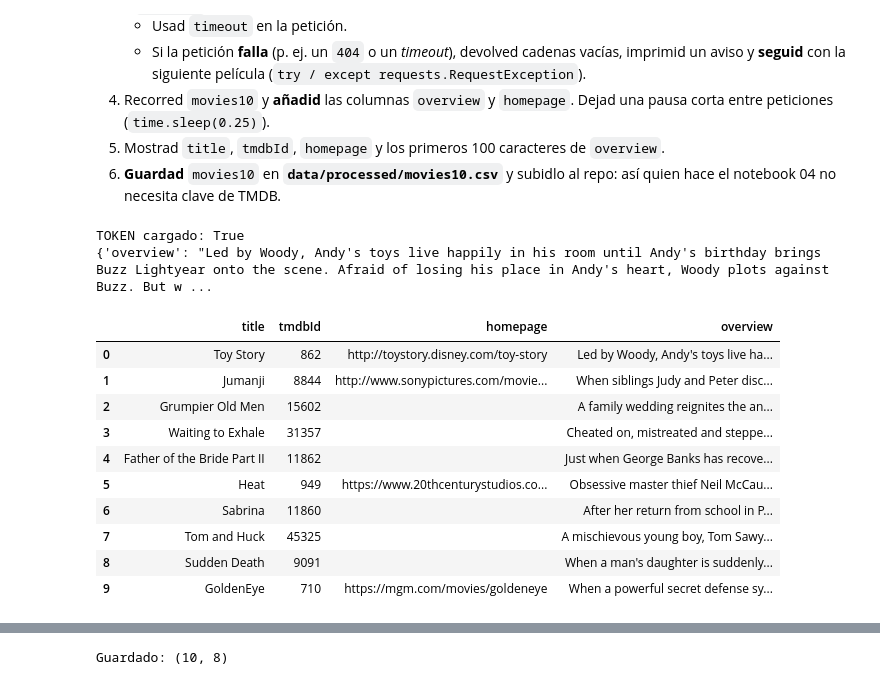
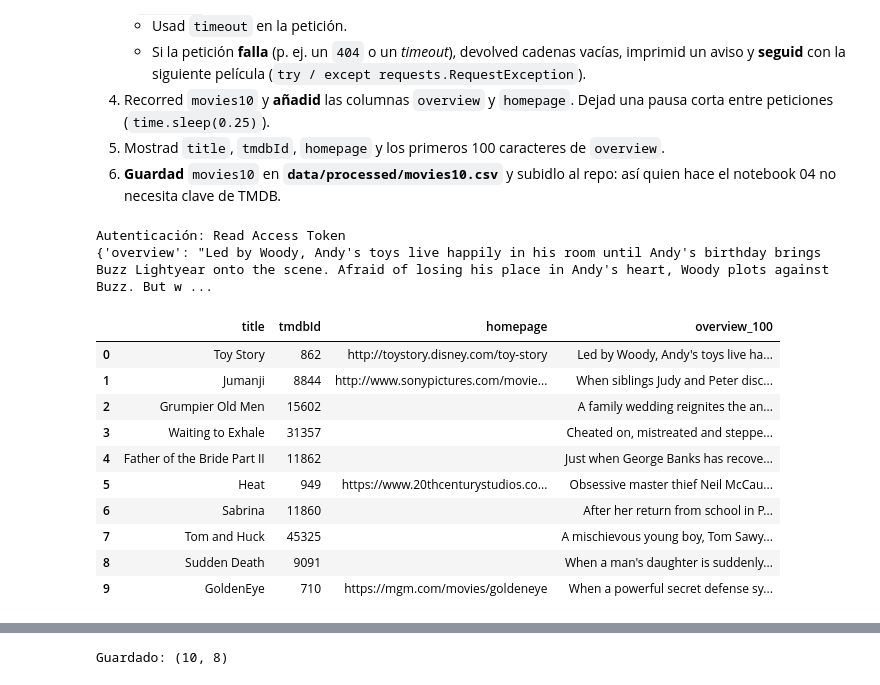
Before and after one commit to vmmaiz/tc-catalogo-peliculas, a Jupyter notebook: 03_tmdb.ipynb, the cells around one changed output, grey strips where cells are left out. Cells and saved outputs as stored; diff of their text form; code cells hidden in the pictures.

Commit message:
fix(03-tmdb): correcciones de la revisión

```diff
--- a/03_tmdb.ipynb
+++ b/03_tmdb.ipynb
@@ -60,9 +60,17 @@ load_dotenv()
 TOKEN = os.getenv("TMDB_READ_ACCESS_TOKEN")
 API_KEY = os.getenv("TMDB_API_KEY")
 
-# Si no hay ninguna clave en el .env, la pide por teclado (entrada oculta)
+# Si no hay ninguna clave en el .env, se pide por teclado (entrada oculta, solo esta sesión).
+# Primero el Read Access Token; si se deja en blanco (Enter), se pide la API Key.
 if not TOKEN and not API_KEY:
-    TOKEN = getpass("Pega tu Read Access Token de TMDB: ")
+    TOKEN = getpass("Pega tu Read Access Token de TMDB (o pulsa Enter para usar API Key): ").strip() or None
+    if not TOKEN:
+        API_KEY = getpass("Pega tu API Key de TMDB: ").strip() or None
 
-print("Credenciales cargadas ✅" if (TOKEN or API_KEY) else "Faltan credenciales ❌")
+if TOKEN:
+    print("Credenciales cargadas ✅ (Read Access Token)")
+elif API_KEY:
+    print("Credenciales cargadas ✅ (API Key)")
+else:
+    raise RuntimeError("Faltan credenciales ❌: añadid TMDB_READ_ACCESS_TOKEN o TMDB_API_KEY al .env")
 # %% [output]
@@ -97,19 +105,17 @@ movies10
 5. Mostrad `title`, `tmdbId`, `homepage` y los primeros 100 caracteres de `overview`.
 6. **Guardad** `movies10` en **`data/processed/movies10.csv`** y subidlo al repo: así quien hace el notebook 04 no necesita clave de TMDB.
 # %%
-import os
 import time
 import requests
-from dotenv import load_dotenv
 
-load_dotenv()
-TOKEN = os.getenv("TMDB_READ_ACCESS_TOKEN")
-
+# Usa TOKEN / API_KEY ya cargados en la celda de credenciales (no se recargan aquí,
+# para no perder la clave introducida con getpass).
 def fetch_movie_details(tmdb_id):
     url = f"https://api.themoviedb.org/3/movie/{tmdb_id}"
-    headers = {"Authorization": f"Bearer {TOKEN}"}
+    headers = {"Authorization": f"Bearer {TOKEN}"} if TOKEN else {}
+    params = {} if TOKEN else {"api_key": API_KEY}
     try:
-        r = requests.get(url, headers=headers, timeout=10)
+        r = requests.get(url, headers=headers, params=params, timeout=10)
         r.raise_for_status()
         data = r.json()
         return {
@@ -120,31 +126,31 @@ def fetch_movie_details(tmdb_id):
         print(f"⚠️ Falló la petición para tmdbId={tmdb_id}: {e}")
         return {"overview": "", "homepage": ""}
 
-print("TOKEN cargado:", TOKEN is not None)
+print("Autenticación:", "Read Access Token" if TOKEN else "API Key")
 print(fetch_movie_details(862))
 # %% [output]
-TOKEN cargado: True
+Autenticación: Read Access Token
 {'overview': "Led by Woody, Andy's toys live happily in his room until Andy's birthday brings Buzz Lightyear onto the scene. Afraid of losing his place in Andy's heart, Woody plots against Buzz. But w ...
 # %%
 # Punto 4: añadir overview y homepage recorriendo movies10
 overviews = []
 homepages = []
 
 for tmdb_id in movies10["tmdbId"]:
     details = fetch_movie_details(tmdb_id)
     overviews.append(details["overview"])
     homepages.append(details["homepage"])
     time.sleep(0.25)          # pausa corta entre peticiones
 
 movies10["overview"] = overviews
 movies10["homepage"] = homepages
 
 # Punto 5: mostrar title, tmdbId, homepage y los primeros 100 caracteres de overview
 vista = movies10[["title", "tmdbId", "homepage"]].copy()
-vista["overview"] = movies10["overview"].str[:100]
+vista["overview_100"] = movies10["overview"].str[:100]
 vista
 # %% [output]
-|  | title | tmdbId | homepage | overview |
+|  | title | tmdbId | homepage | overview_100 |
 | 0 | Toy Story | 862 | http://toystory.disney.com/toy-story | Led by Woody, Andy's toys live ha... |
 | 1 | Jumanji | 8844 | http://www.sonypictures.com/movie... | When siblings Judy and Peter disc... |
 | 2 | Grumpier Old Men | 15602 |  | A family wedding reignites the an... |
```
Also changed, not shown: parts of 4 cells of this notebook.
